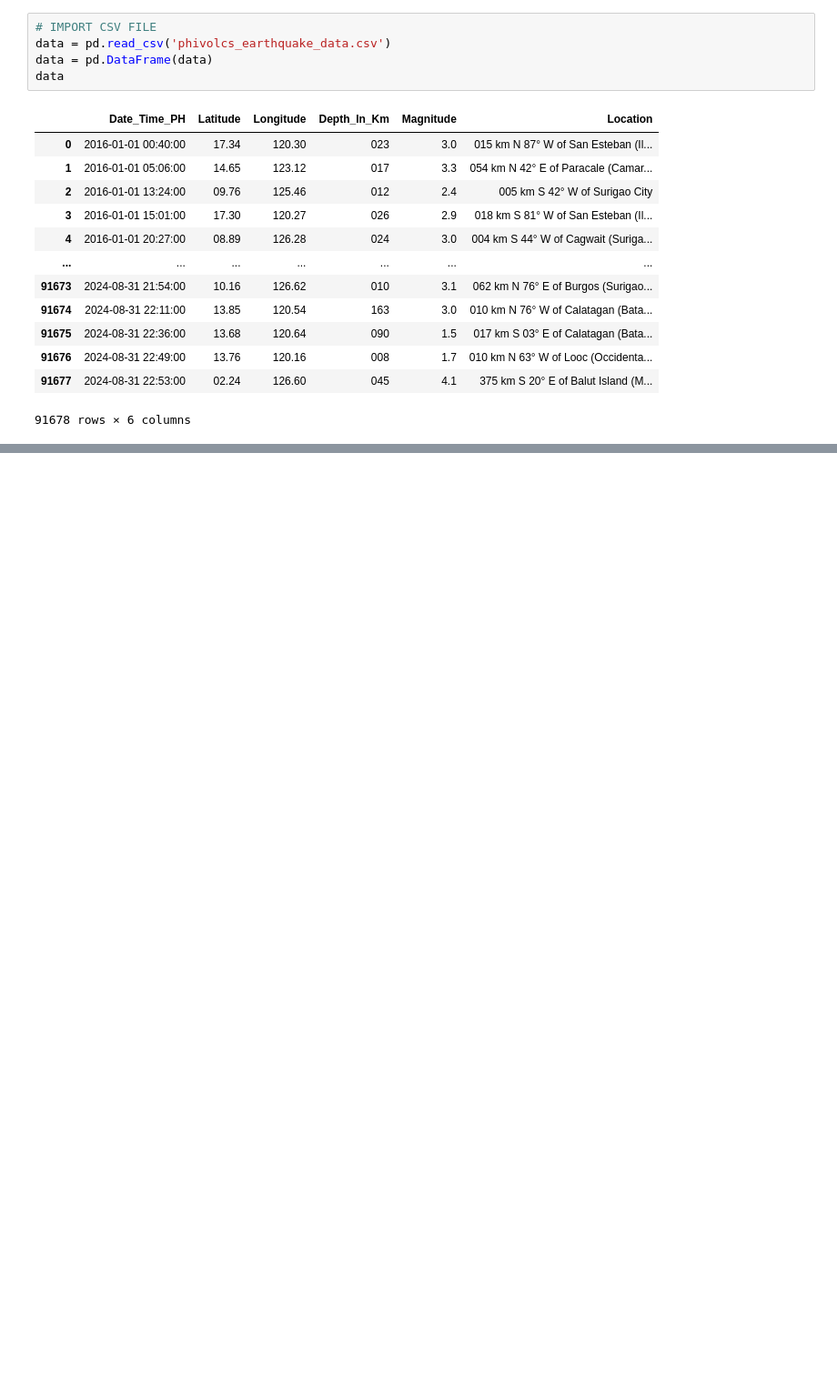
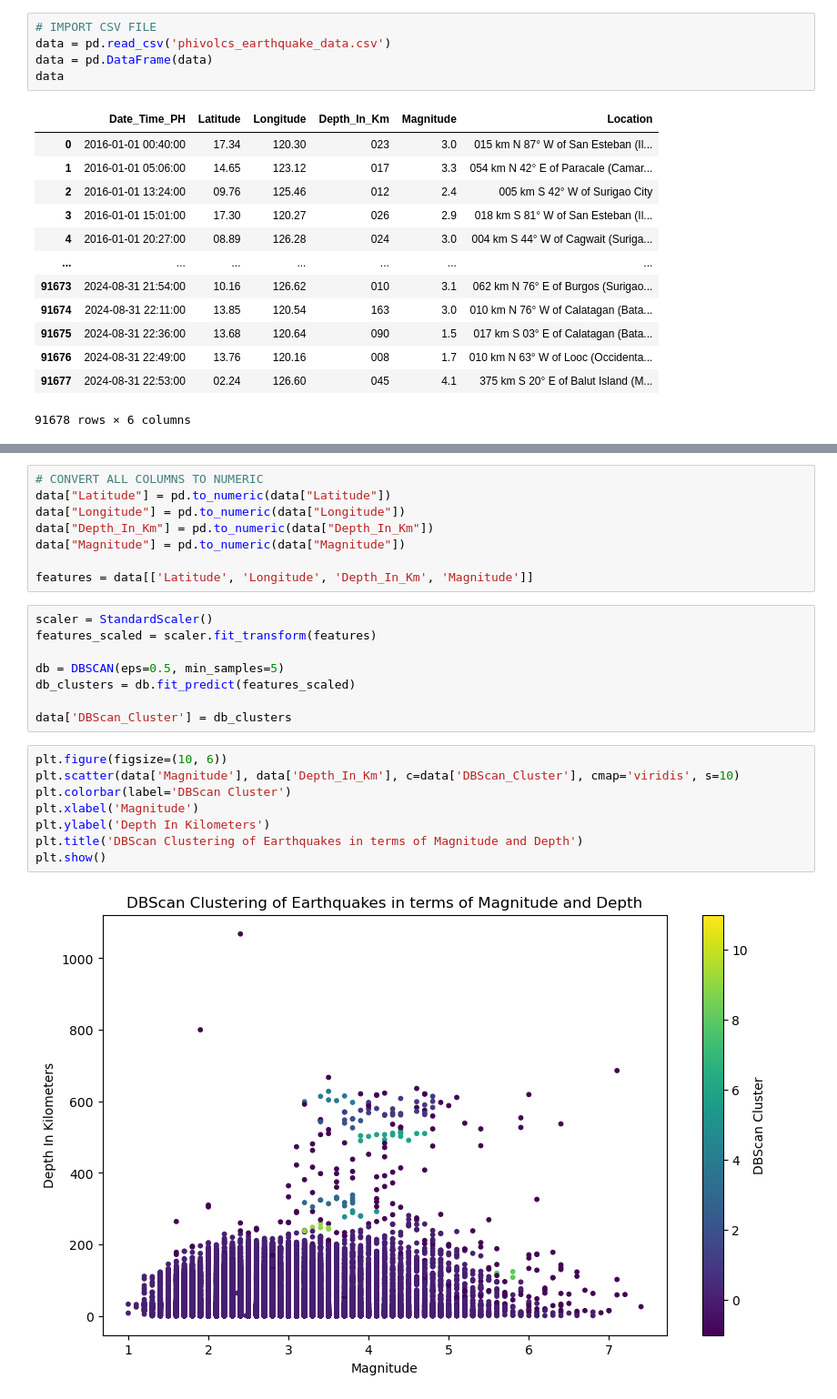
Before and after one commit to ChimaRyder/EarthQuake_DataAnalysis, a Jupyter notebook: sample.ipynb, the cells around one changed output, grey strips where cells are left out. Shown: that part at 91% size. Saved outputs shown, nothing was run; the diff lists cells and outputs as text; blank space fills up the shorter version.

Commit message:
base implementation for dbscan, k-means, folium

```diff
--- a/sample.ipynb
+++ b/sample.ipynb
@@ -54,0 +45,26 @@ data = data[data["Location"].str.match(r'^\d')]
+# %%
+# CONVERT ALL COLUMNS TO NUMERIC
+data["Latitude"] = pd.to_numeric(data["Latitude"])
+data["Longitude"] = pd.to_numeric(data["Longitude"])
+data["Depth_In_Km"] = pd.to_numeric(data["Depth_In_Km"])
+data["Magnitude"] = pd.to_numeric(data["Magnitude"])
+
+features = data[['Latitude', 'Longitude', 'Depth_In_Km', 'Magnitude']]
+# %%
+scaler = StandardScaler()
+features_scaled = scaler.fit_transform(features)
+
+db = DBSCAN(eps=0.5, min_samples=5)
+db_clusters = db.fit_predict(features_scaled)
+
+data['DBScan_Cluster'] = db_clusters
+# %%
+plt.figure(figsize=(10, 6))
+plt.scatter(data['Magnitude'], data['Depth_In_Km'], c=data['DBScan_Cluster'], cmap='viridis', s=10)
+plt.colorbar(label='DBScan Cluster')
+plt.xlabel('Magnitude')
+plt.ylabel('Depth In Kilometers')
+plt.title('DBScan Clustering of Earthquakes in terms of Magnitude and Depth')
+plt.show()
+# %% [output]
+[figure, added]
```
Also changed, not shown: parts of 10 cells of this notebook, 1 other file.
